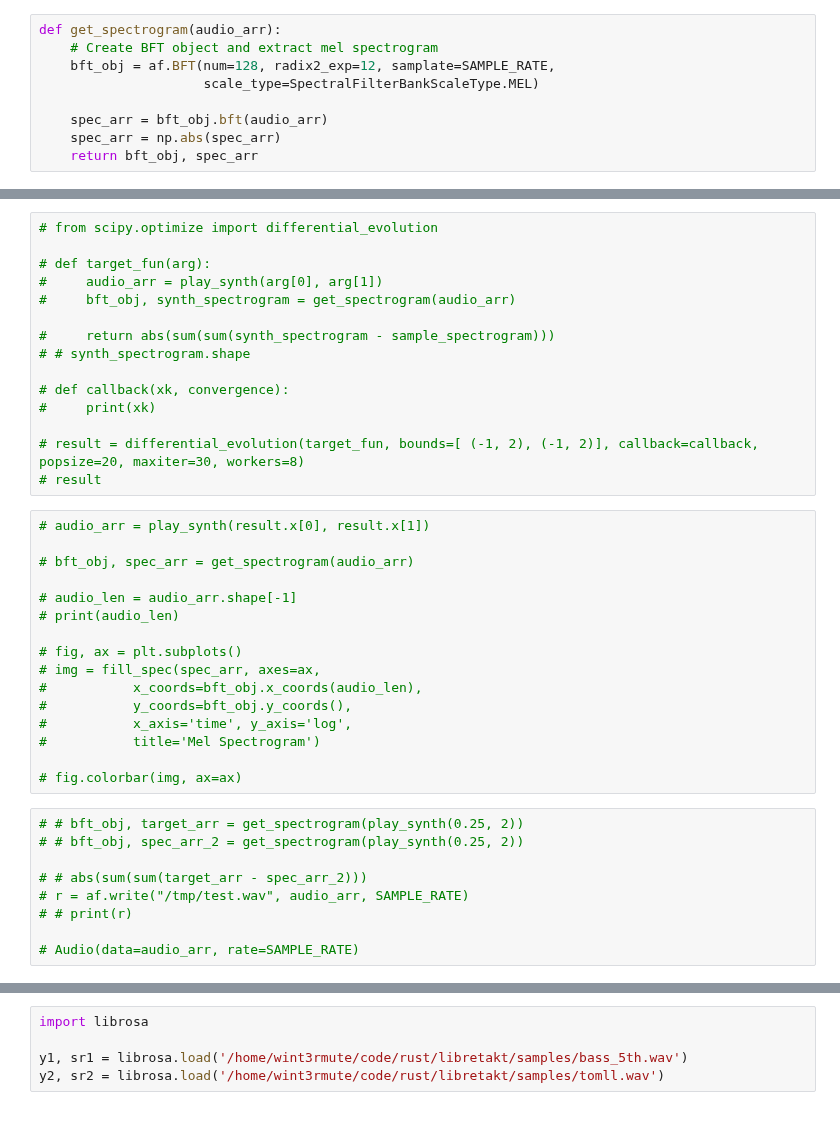
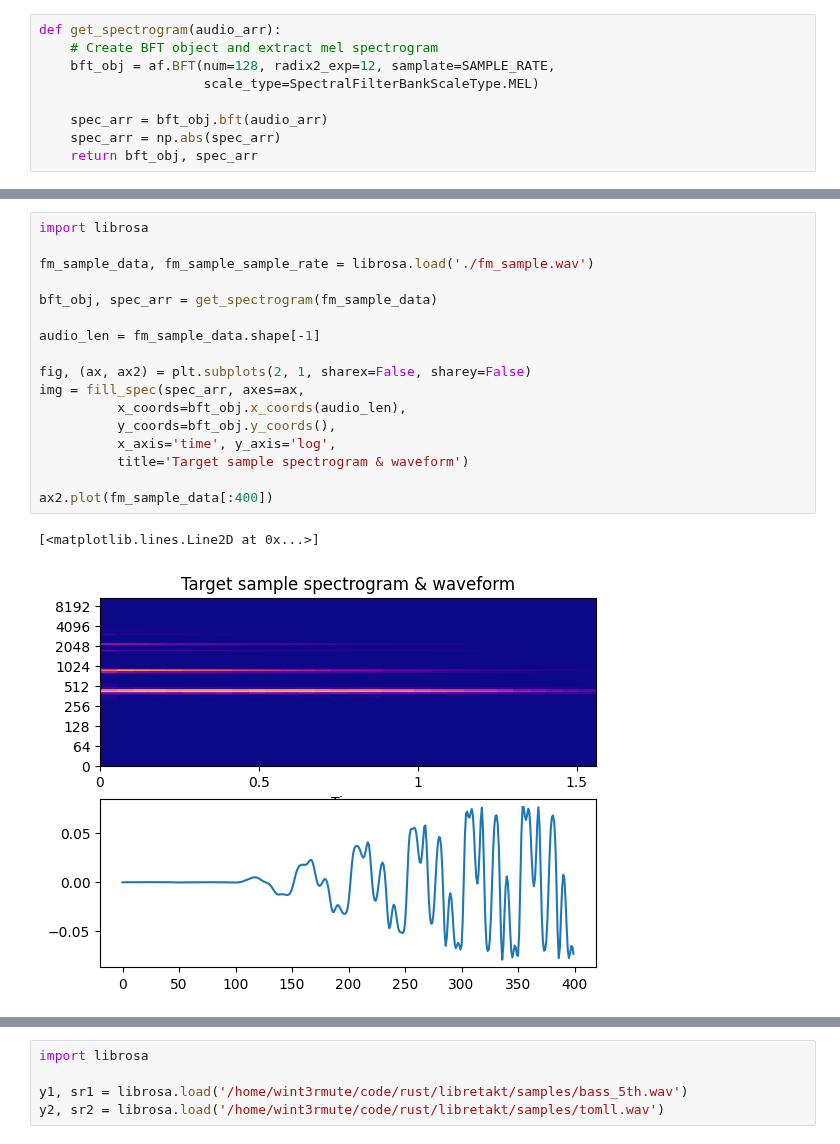
Before and after one commit to Wint3rmute/luthier, a Jupyter notebook: prototyping.ipynb, the cells around one changed output, grey strips where cells are left out. Cells and saved outputs as stored; diff of their text form.

```diff
--- a/prototyping.ipynb
+++ b/prototyping.ipynb
@@ -63,40 +23,20 @@ def get_spectrogram(audio_arr):
-# %%
-# from scipy.optimize import differential_evolution
-
-# def target_fun(arg):
-#     audio_arr = play_synth(arg[0], arg[1])
-#     bft_obj, synth_spectrogram = get_spectrogram(audio_arr)
-
-#     return abs(sum(sum(synth_spectrogram - sample_spectrogram)))
-# # synth_spectrogram.shape
-
-# def callback(xk, convergence):
-#     print(xk)
-
-# result = differential_evolution(target_fun, bounds=[ (-1, 2), (-1, 2)], callback=callback, popsize=20, maxiter=30, workers=8)
-# result
-# %%
-# audio_arr = play_synth(result.x[0], result.x[1])
-
-# bft_obj, spec_arr = get_spectrogram(audio_arr)
-
-# audio_len = audio_arr.shape[-1]
-# print(audio_len)
-
-# fig, ax = plt.subplots()
-# img = fill_spec(spec_arr, axes=ax,
-#           x_coords=bft_obj.x_coords(audio_len),
-#           y_coords=bft_obj.y_coords(),
-#           x_axis='time', y_axis='log',
-#           title='Mel Spectrogram')
-
-# fig.colorbar(img, ax=ax)
 # %%
-# # bft_obj, target_arr = get_spectrogram(play_synth(0.25, 2))
-# # bft_obj, spec_arr_2 = get_spectrogram(play_synth(0.25, 2))
+import librosa
 
-# # abs(sum(sum(target_arr - spec_arr_2)))
-# r = af.write("/tmp/test.wav", audio_arr, SAMPLE_RATE)
-# # print(r)
+fm_sample_data, fm_sample_sample_rate = librosa.load('./fm_sample.wav')
 
-# Audio(data=audio_arr, rate=SAMPLE_RATE)
+bft_obj, spec_arr = get_spectrogram(fm_sample_data)
+
+audio_len = fm_sample_data.shape[-1]
+
+fig, (ax, ax2) = plt.subplots(2, 1, sharex=False, sharey=False)
+img = fill_spec(spec_arr, axes=ax,
+          x_coords=bft_obj.x_coords(audio_len),
+          y_coords=bft_obj.y_coords(),
+          x_axis='time', y_axis='log',
+          title='Target sample spectrogram & waveform')
+
+ax2.plot(fm_sample_data[:400])
+# %% [output]
+[<matplotlib.lines.Line2D at 0x...>]
+[figure, added]
```
Also changed, not shown: parts of 9 cells of this notebook, 2 other files.
